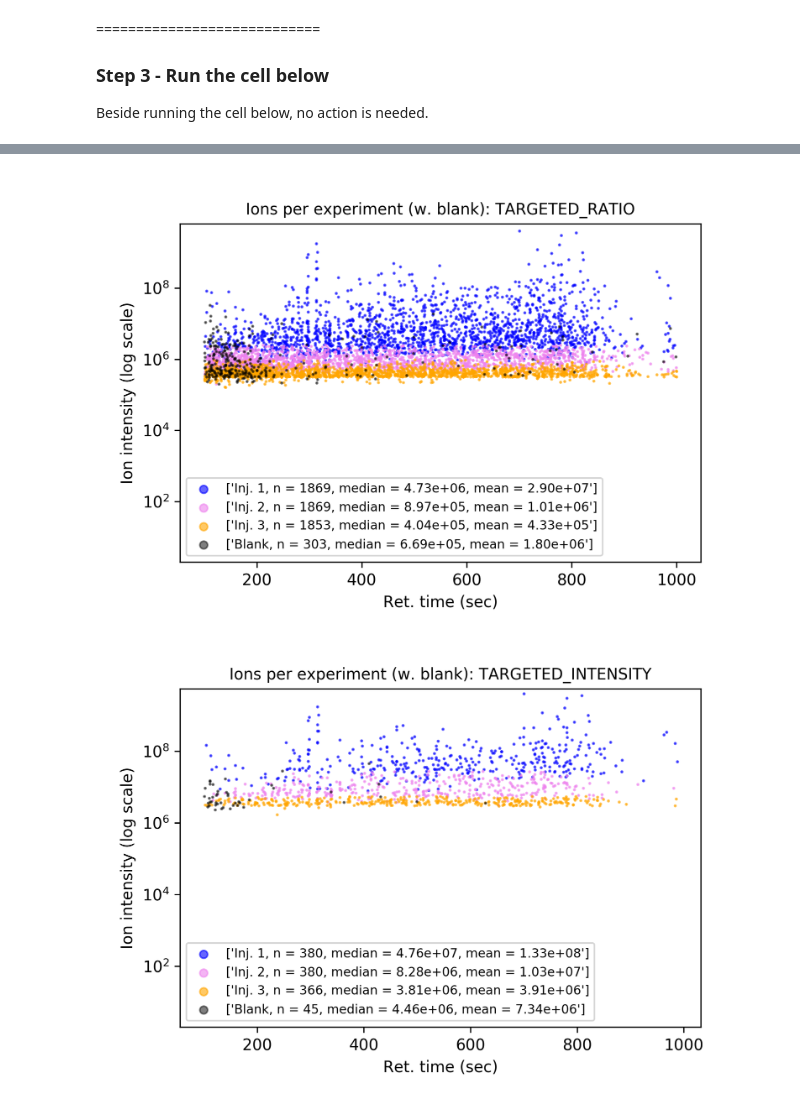
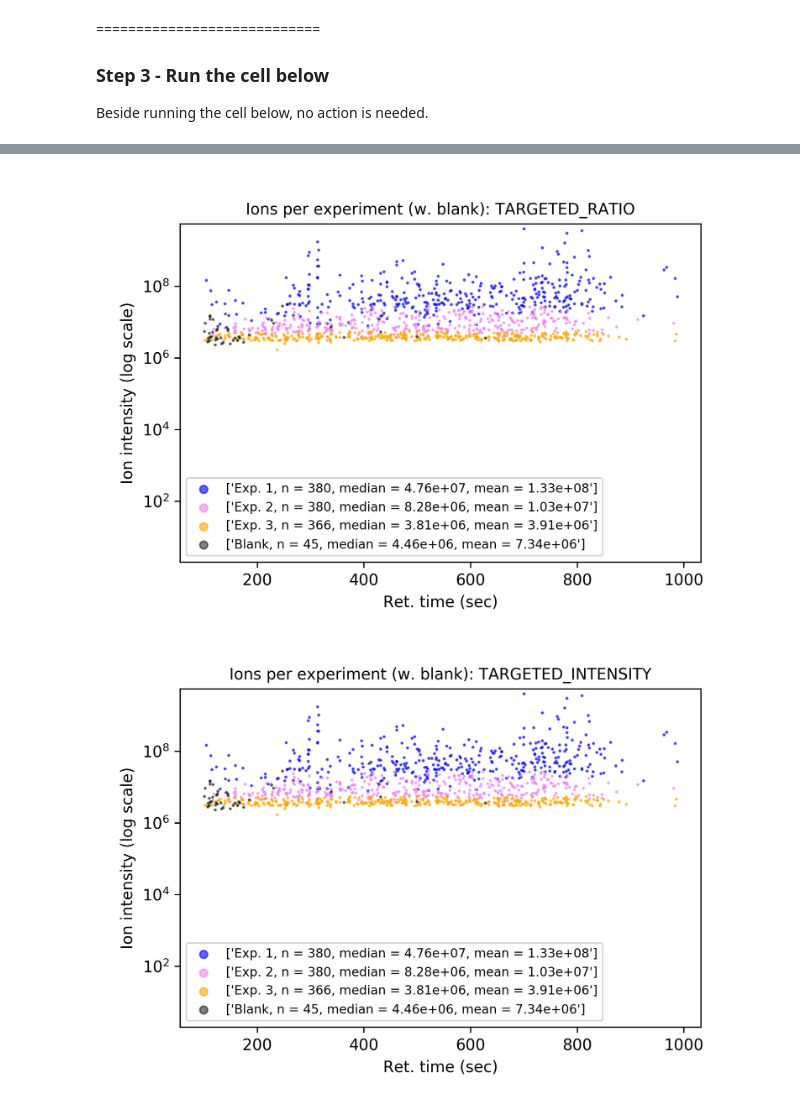
Before and after one commit to lfnothias/IODA_MS, a Jupyter notebook: IODA_targeted_from_mzML.ipynb, the cells around one changed output, grey strips where cells are left out. Drawn from its saved outputs; the diff is of its cells as text; code cells hidden in the pictures.

```diff
--- a/IODA_targeted_from_mzML.ipynb
+++ b/IODA_targeted_from_mzML.ipynb
@@ -109,12 +107,12 @@ make_targeted_list_from_mzTab('OpenMS_generated', experiment_number, ratio_value
 # %%
 from IPython.display import Image
-Image("results_targeted/intermediate_files/injection_blank_shared_TARGETED_RATIO_scatter_view.png")
+Image("results_targeted/intermediate_files/experiment_blank_shared_TARGETED_RATIO_scatter_view.png")
 # %% [output]
-[figure, old version]
+[figure, new version]
 # %%
-Image("results_targeted/intermediate_files/injection_blank_shared_TARGETED_INTENSITY_scatter_view.png")
+Image("results_targeted/intermediate_files/experiment_blank_shared_TARGETED_INTENSITY_scatter_view.png")
 # %% [output]
-[figure, old version]
+[figure, new version]
 # %% [markdown]
 ============================
 ### Step 4 - Examine the results
```
Also changed, not shown: parts of 4 cells of this notebook, 7 other files.
